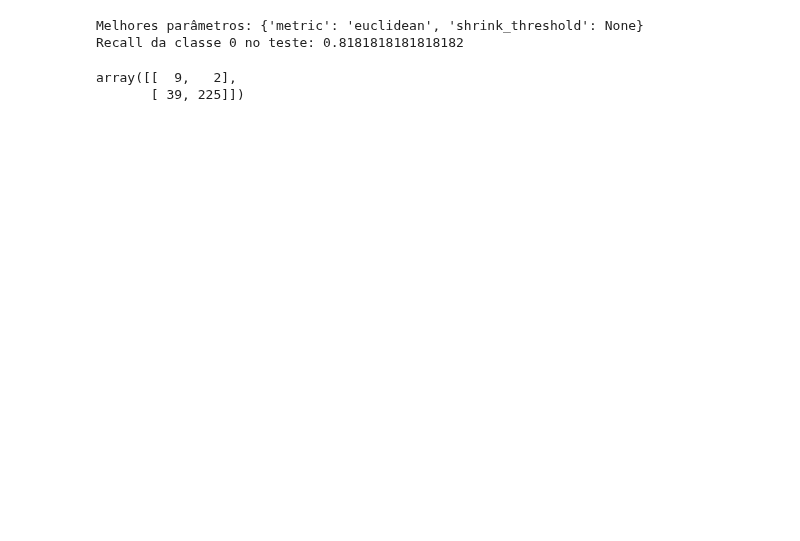
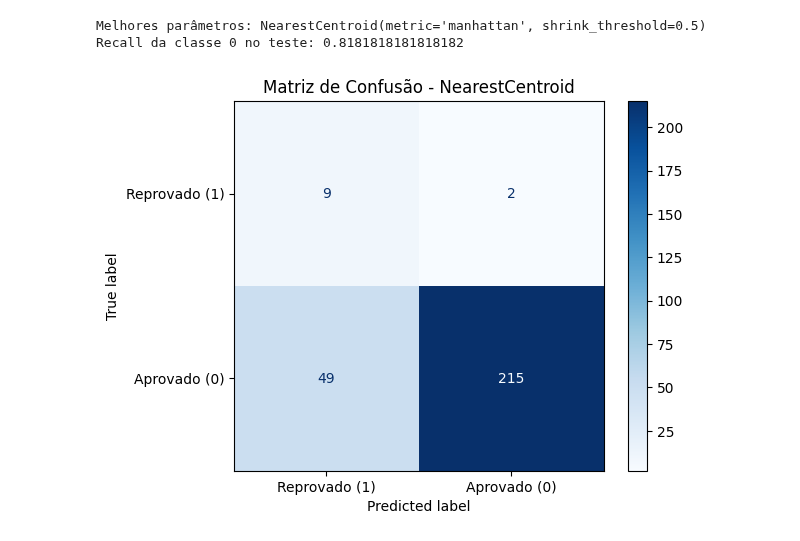
Before and after one commit to antonioatra/LATECH-Predictive_Model, a Jupyter notebook: notebooks/nearestCentroid.ipynb, the cells around one changed output. Drawn from its saved outputs; the diff is of its cells as text; code cells hidden in the pictures; blank space fills up the shorter version.

```diff
--- a/notebooks/nearestCentroid.ipynb
+++ b/notebooks/nearestCentroid.ipynb
@@ -110,32 +124,44 @@ array([[ 10,   1],
 # %%
 
 X3_train, X3_test, y3_train, y3_test = train_test_split(X3, y3,test_size=0.2, random_state=42)
 
-# sm = SMOTE(random_state=42)
-# X3_train, y3_train = sm.fit_resample(X3_train, y3_train)
+sm = SMOTE(random_state=42)
+X3_train, y3_train = sm.fit_resample(X3_train, y3_train)
 
 # Definição do classificador
 nc = NearestCentroid()
 
 # Grid de parâmetros
 param_grid = {
     "metric": ["euclidean", "manhattan"],
     "shrink_threshold": [None, 0.1, 0.5, 1.0]
 }
 
+grid3 = GridSearchCV(nc, param_grid, cv=5, scoring='recall')
+grid3.fit(X3_train, y3_train)
 
-grid = GridSearchCV(nc, param_grid, cv=5, scoring='recall')
-grid.fit(X3_train, y3_train)
+melhor_modelo3 = grid3.best_estimator_
 
-print("Melhores parâmetros:", grid.best_params_)
+print("Melhores parâmetros:", melhor_modelo3)
 
-y3_pred = grid.predict(X3_test)
+y3_pred = grid3.predict(X3_test)
 recall_classe_0 = recall_score(y3_test, y3_pred)
 print("Recall da classe 0 no teste:", recall_classe_0)
 
 confusion_matrix(y3_test, y3_pred, labels=[1,0])
+
+disp = ConfusionMatrixDisplay.from_predictions(
+    y3_test,
+    y3_pred,
+    display_labels=["Reprovado (1)", "Aprovado (0)"],
+    cmap="Blues",
+    values_format="d",
+    labels = [1,0]
+)
+
+plt.title("Matriz de Confusão - NearestCentroid")
+plt.show()
 # %% [output]
-Melhores parâmetros: {'metric': 'euclidean', 'shrink_threshold': None}
+Melhores parâmetros: NearestCentroid(metric='manhattan', shrink_threshold=0.5)
 Recall da classe 0 no teste: 0.8181818181818182
-array([[  9,   2],
-       [ 39, 225]])
+[figure, added]
```
Also changed, not shown: parts of 8 cells of this notebook, 2 other files.
